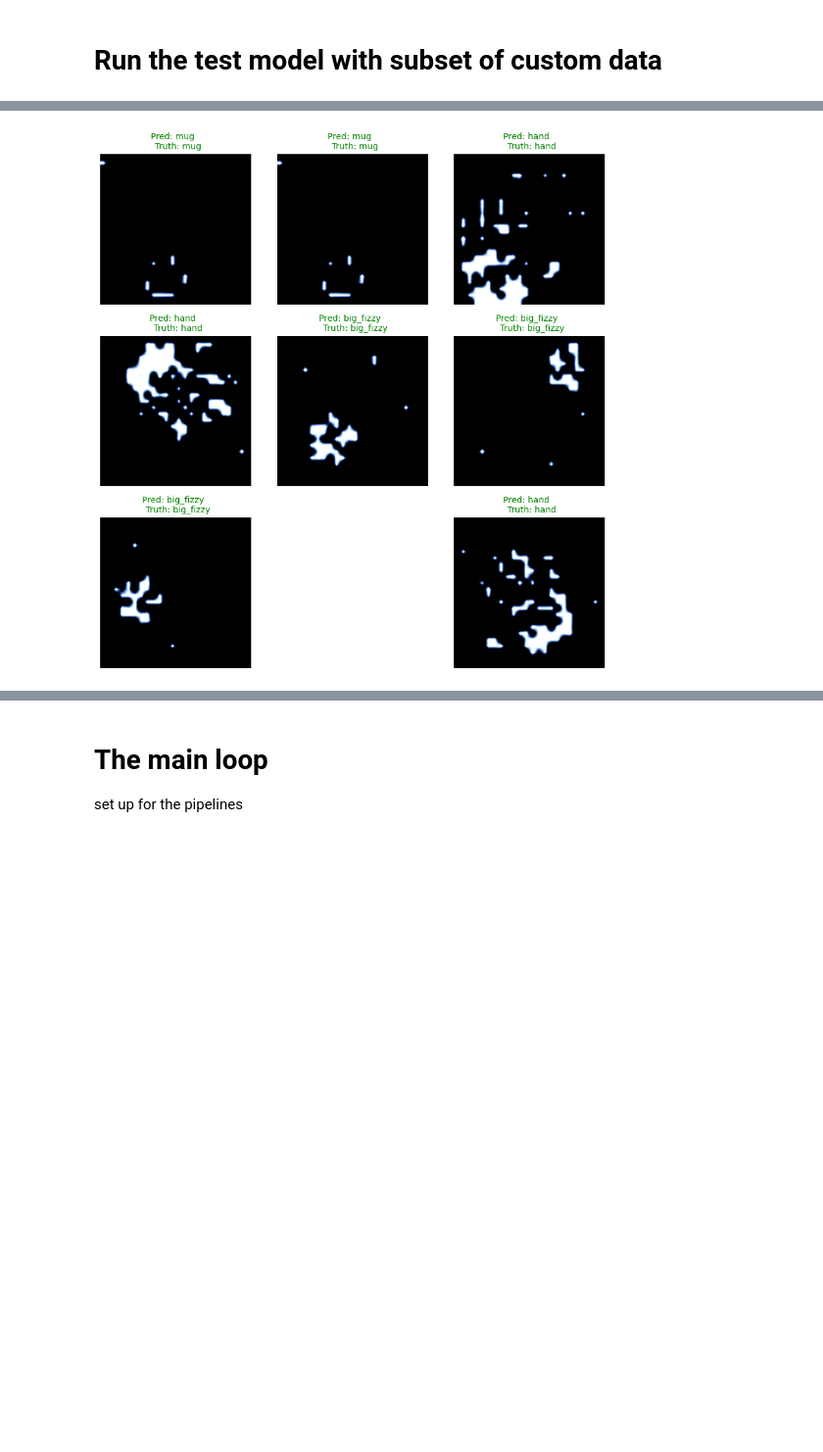
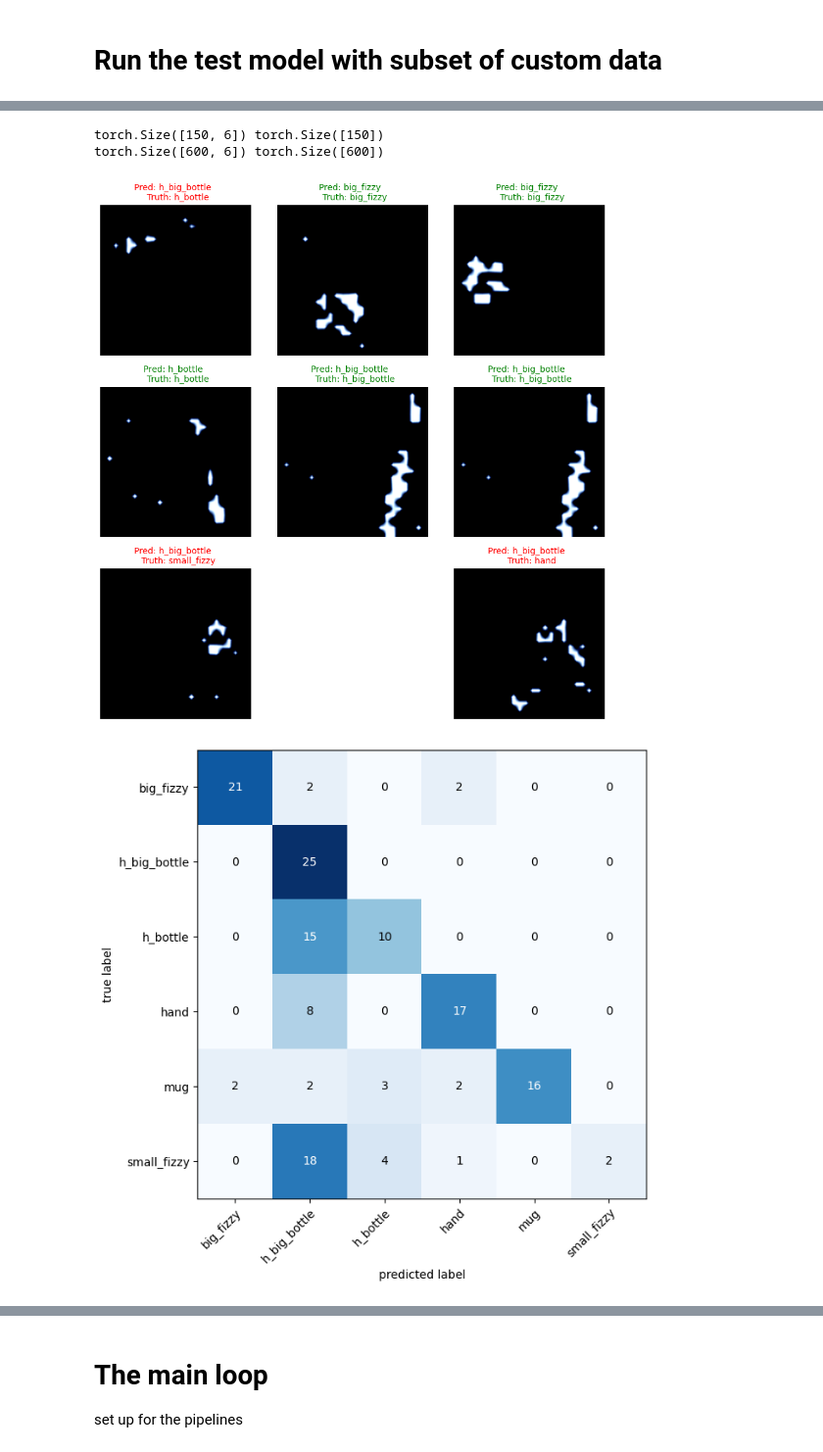
Before and after one commit to gugi200/final_project, a Jupyter notebook: project_y4.ipynb, the cells around one changed output, grey strips where cells are left out. Shown at 98% size. Saved outputs shown, nothing was run; the diff lists cells and outputs as text; code cells hidden in the pictures; blank space fills up the shorter version.

```diff
--- a/project_y4.ipynb
+++ b/project_y4.ipynb
@@ -769,6 +757,7 @@ def visualize_preds(model, dataloader, class_names, batchsize):
 def plot_decision_matrix(class_names, y_pred_tensor, targets):
     # setup confusion matrix
     confmat = ConfusionMatrix(num_classes=len(class_names), task='multiclass')
+
     confmat_tensor = confmat(preds=y_pred_tensor,
                             target=targets)
 
@@ -786,6 +775,24 @@ def make_predictions(model, data, device):
     with torch.inference_mode():
         y_preds = model(data)
     return y_preds.cpu()
+
+def make_predictions_dataloader(model, dataloader, device):
+    preds = []
+    target = []
+    model.eval()
+    with torch.inference_mode():
+        for X_test, y_test in dataloader:
+            X_test, y_test = X_test.to(device), y_test.to(device)
+            batch_pred = model(X_test)
+            batch_pred = batch_pred.cpu()
+            y_test = y_test.cpu()
+            preds.append(np.array(batch_pred.argmax(dim=1)))
+            target.append(y_test)
+    pred = np.array(preds)
+    target = np.array(target)
+    return np.concatenate(pred), np.concatenate(target)
+
+
 
 
 def dataloader_to_numpy(dataloader):
@@ -1082,26 +1091,17 @@ visualize_preds(model=newModel,
                 class_names=class_names,
                 batchsize=BATCH_SIZE)
 
-data_test_numpy, target_test_numpy = dataloader_to_numpy(test_dataloader)
 
-y_test_preds_tensor = make_predictions(model=newModel,
-                           data=torch.tensor(data_test_numpy),
-                           device=device
-                        )
+preds, targets = make_predictions_dataloader(newModel, train_dataloader, device)
 
 plot_decision_matrix(class_names=class_names,
-                     y_pred_tensor=y_test_preds_tensor,
-                     targets=torch.tensor(target_test_numpy))
+                     y_pred_tensor=torch.tensor(preds),
+                     targets=torch.tensor(targets))
 
 
-data_train_numpy, target_train_numpy = dataloader_to_numpy(train_dataloader)
-
-y_train_preds_tensor = make_predictions(model=newModel,
-                           data=torch.tensor(data_train_numpy),
-                           device=device
-                        )
+preds, targets = make_predictions_dataloader(newModel, test_dataloader, device)
 
 plot_decision_matrix(class_names=class_names,
-                     y_pred_tensor=y_train_preds_tensor,
-                     targets=torch.tensor(target_train_numpy))
+                     y_pred_tensor=torch.tensor(preds),
+                     targets=torch.tensor(targets))
 # %% [output]
@@ -1129 +1129,4 @@ OutOfMemoryError: CUDA out of memory. Tried to allocate 4.49 GiB. GPU 0 has a to
+torch.Size([150, 6]) torch.Size([150])
+torch.Size([600, 6]) torch.Size([600])
-[figure, old version]
+[figure, new version]
+[figure, added]
```
Also changed, not shown: parts of 16 cells of this notebook.
